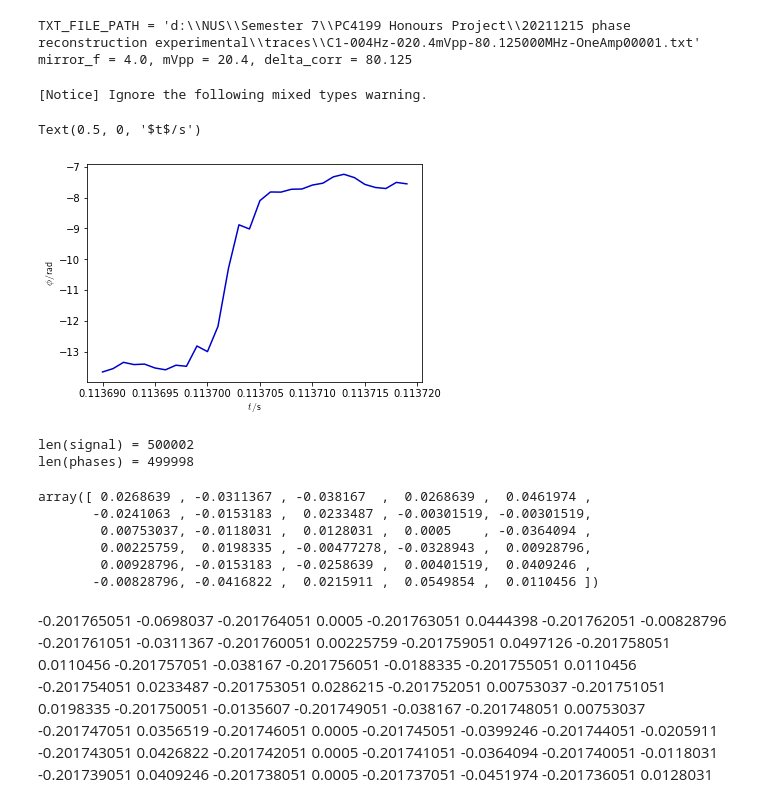
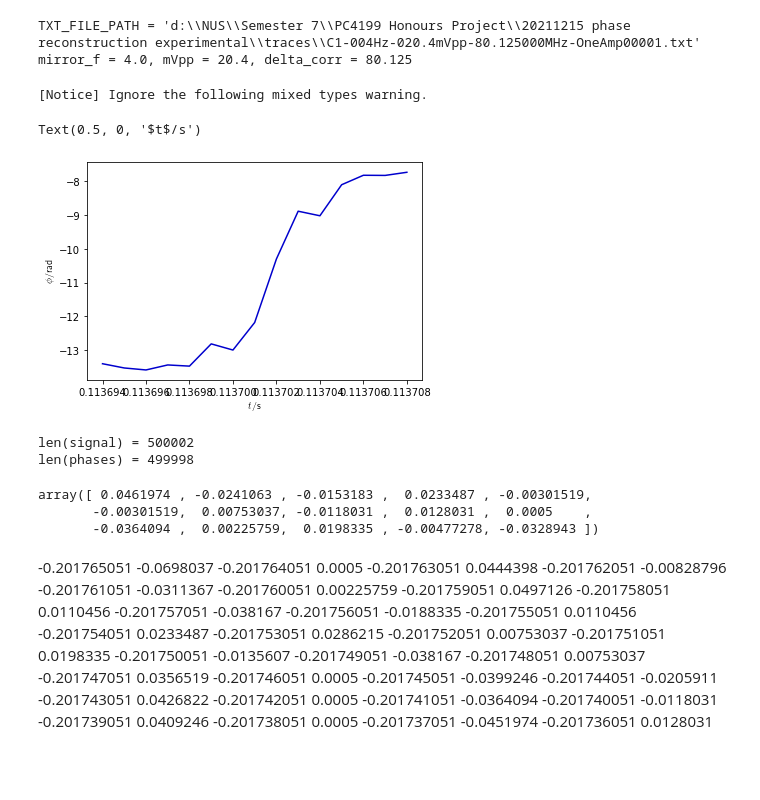
Before and after one commit to SpookyYomo/fibre-sensing, a Jupyter notebook: 20211215 phase reconstruction experimental/Experimental Phase Reconstruction IQ plane.ipynb, the cells around one changed output. Cells and saved outputs as stored; diff of their text form; code cells hidden in the pictures; blank space fills up the shorter version.

```diff
--- a/20211215 phase reconstruction experimental/Experimental Phase Reconstruction IQ plane.ipynb
+++ b/20211215 phase reconstruction experimental/Experimental Phase Reconstruction IQ plane.ipynb
@@ -49,29 +50,29 @@ print(f"{mirror_f = }, {mVpp = }, {delta_corr = }")
 TXT_FILE_PATH = 'd:\\NUS\\Semester 7\\PC4199 Honours Project\\20211215 phase reconstruction experimental\\traces\\C1-004Hz-020.4mVpp-80.125000MHz-OneAmp00001.txt'
 mirror_f = 4.0, mVpp = 20.4, delta_corr = 80.125
 # %%
-zoom_in_start = 113690
-zoom_in_end = zoom_in_start + 30
+zoom_in_start = 113694
+zoom_in_end = zoom_in_start + 15
 # %%
 SIGNAL_F = 80.125e6*2 #Hz
 SAMPLING_F = 1.0e6 #Hz
 N, _ = freq_ratio(signal=SIGNAL_F, sample=SAMPLING_F)
 
 meta, trace = parse_and_read_oscilliscope_txt(TXT_FILE_PATH)
 signal = signal_from_trace(np.asarray(trace))
-phases = signal_to_phase(signal, N, 2*pi/N)
+phases = signal_to_phase(signal, N, 2*pi/N, True)
 phases = phase_reconstruction(phases, 4.1)
 t_axis = np.arange(start= 0,
     stop= (int(meta["Record Length"][0])-N) * meta['Sample Interval'][0],
     step= meta['Sample Interval'][0])[zoom_in_start:zoom_in_end]
 
 fig, ax = plt.subplots(nrows=1, ncols=1)
 ax.plot(t_axis, phases[zoom_in_start:zoom_in_end], color = 'mediumblue')
 ax.set_ylabel(r'$\phi$/rad', useTex = True)
 ax.set_xlabel(r'$t$/s', useTex = True)
 # %% [output]
 [Notice] Ignore the following mixed types warning.
 Text(0.5, 0, '$t$/s')
-[figure, old version]
+[figure, new version]
 # %%
 # note that signal in this interval is
 print(f"{len(signal) = }")
@@ -80,12 +81,9 @@ signal[zoom_in_start+N:zoom_in_end+N]
 # %% [output]
 len(signal) = 500002
 len(phases) = 499998
-array([ 0.0268639 , -0.0311367 , -0.038167  ,  0.0268639 ,  0.0461974 ,
-       -0.0241063 , -0.0153183 ,  0.0233487 , -0.00301519, -0.00301519,
-        0.00753037, -0.0118031 ,  0.0128031 ,  0.0005    , -0.0364094 ,
-        0.00225759,  0.0198335 , -0.00477278, -0.0328943 ,  0.00928796,
-        0.00928796, -0.0153183 , -0.0258639 ,  0.00401519,  0.0409246 ,
-       -0.00828796, -0.0416822 ,  0.0215911 ,  0.0549854 ,  0.0110456 ])
+array([ 0.0461974 , -0.0241063 , -0.0153183 ,  0.0233487 , -0.00301519,
+       -0.00301519,  0.00753037, -0.0118031 ,  0.0128031 ,  0.0005    ,
+       -0.0364094 ,  0.00225759,  0.0198335 , -0.00477278, -0.0328943 ])
 # %% [markdown]
    -0.201765051 -0.0698037
    -0.201764051 0.0005
```
Also changed, not shown: parts of 8 cells of this notebook, 7 other files.
